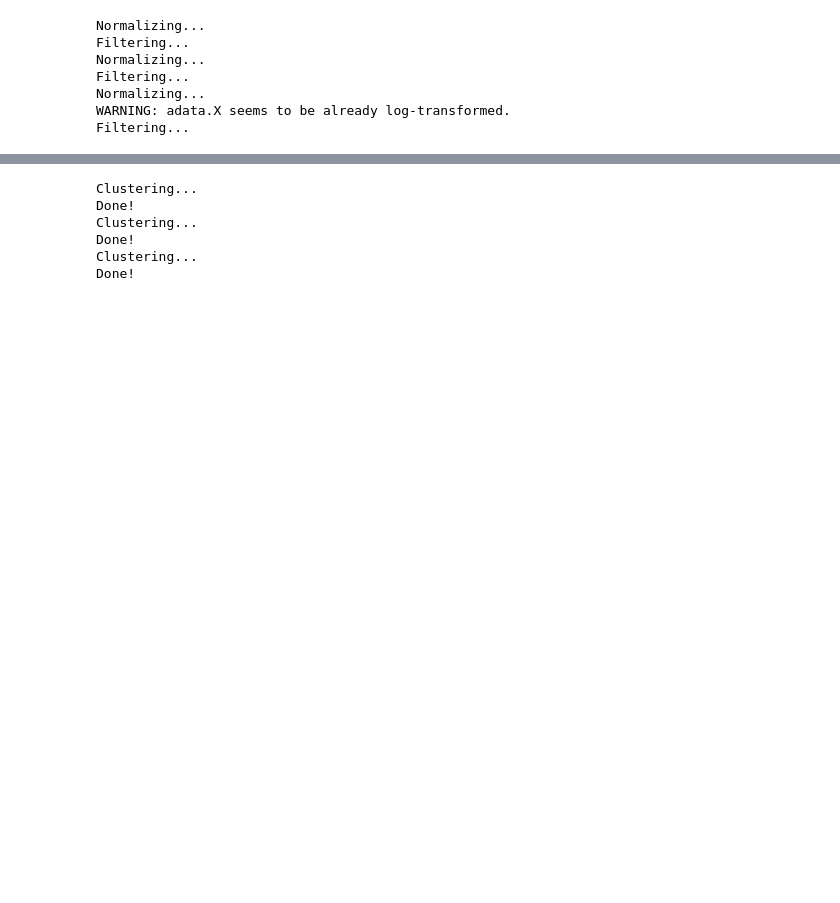
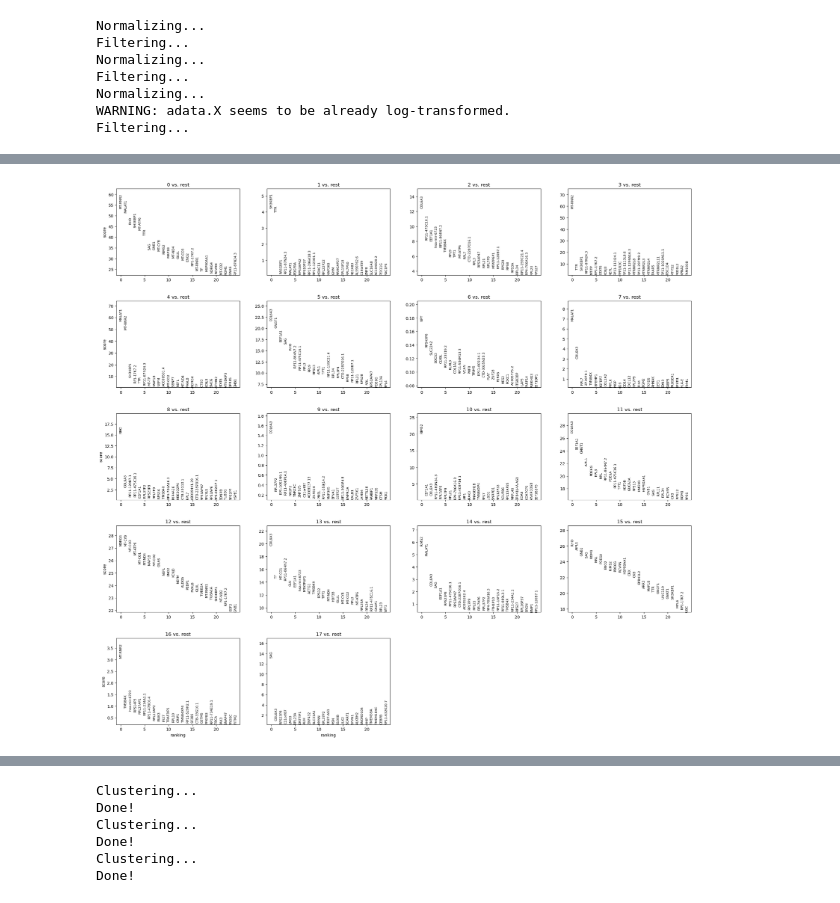
Before and after one commit to distasiolab/SHiPBIO, a Jupyter notebook: src/RetinaAnalysis_001.ipynb, the cells around one changed output, grey strips where cells are left out. Drawn from its saved outputs; the diff is of its cells as text; code cells hidden in the pictures; blank space fills up the shorter version.

```diff
--- a/src/RetinaAnalysis_001.ipynb
+++ b/src/RetinaAnalysis_001.ipynb
@@ -24,11 +12,11 @@ ModuleNotFoundError: No module named 'anndata'
 # %%
-filename = '/Users/mmd47/Google Drive/My Drive/DiStasio Lab Share/03 Data/Retina_SlideSeq_Curio/A22_3781_AMD_SlideSeq_001/A0052_029_anndata_annotated.h5ad'
+filename = '/home/mdistasio/YaleGoogleDrive/DiStasio Lab Share/03 Data/Retina_SlideSeq_Curio/A22_3781_AMD_SlideSeq_001/A0052_029_anndata_annotated.h5ad'
 adata = ad.read_h5ad(filename)
 
 retina1 = adata[adata.obs['Retina_1']]
 retina2 = adata[adata.obs['Retina_2']]
 
-filename = '/Users/mmd47/Google Drive/My Drive/DiStasio Lab Share/03 Data/Retina_SlideSeq_Curio/A23-1279_OS_Ctrl_SlideSeq_001/A0052_030_anndata_annotated.h5ad'
+filename = '/home/mdistasio/YaleGoogleDrive/DiStasio Lab Share/03 Data/Retina_SlideSeq_Curio/A23-1279_OS_Ctrl_SlideSeq_001/A0052_030_anndata_annotated.h5ad'
 adata = ad.read_h5ad(filename)
 
 retina3 = adata[adata.obs['Retina']]
@@ -90,3 +80,10 @@ Filtering...
 # %%
 r_all = {"R1": retina1, "R2": retina2, "R3": retina3}
 retinas_all = ad.concat(r_all, label="dataset", join='outer')
+
+# Clean up the NAs in manual annotation columns in adata.obs, which should be boolean
+cs = retinas_all.obs.select_dtypes(include='object').columns
+retinas_all.obs[cs] = retinas_all.obs[cs].astype('boolean').fillna(False)
+
+retinas_all.raw = retinas_all
+retinas_all.layers["counts"] = retinas_all.X.copy()
@@ -145,0 +188,5 @@ WARNING: Please specify a valid `library_id` or set it permanently in `adata.uns
+# %%
+sc.tl.rank_genes_groups(retinas_all, 'leiden', method='wilcoxon')
+sc.pl.rank_genes_groups(retinas_all, n_genes=25, sharey=False)
+# %% [output]
+[figure, added]
```
Also changed, not shown: parts of 19 cells of this notebook, 6 other files.
